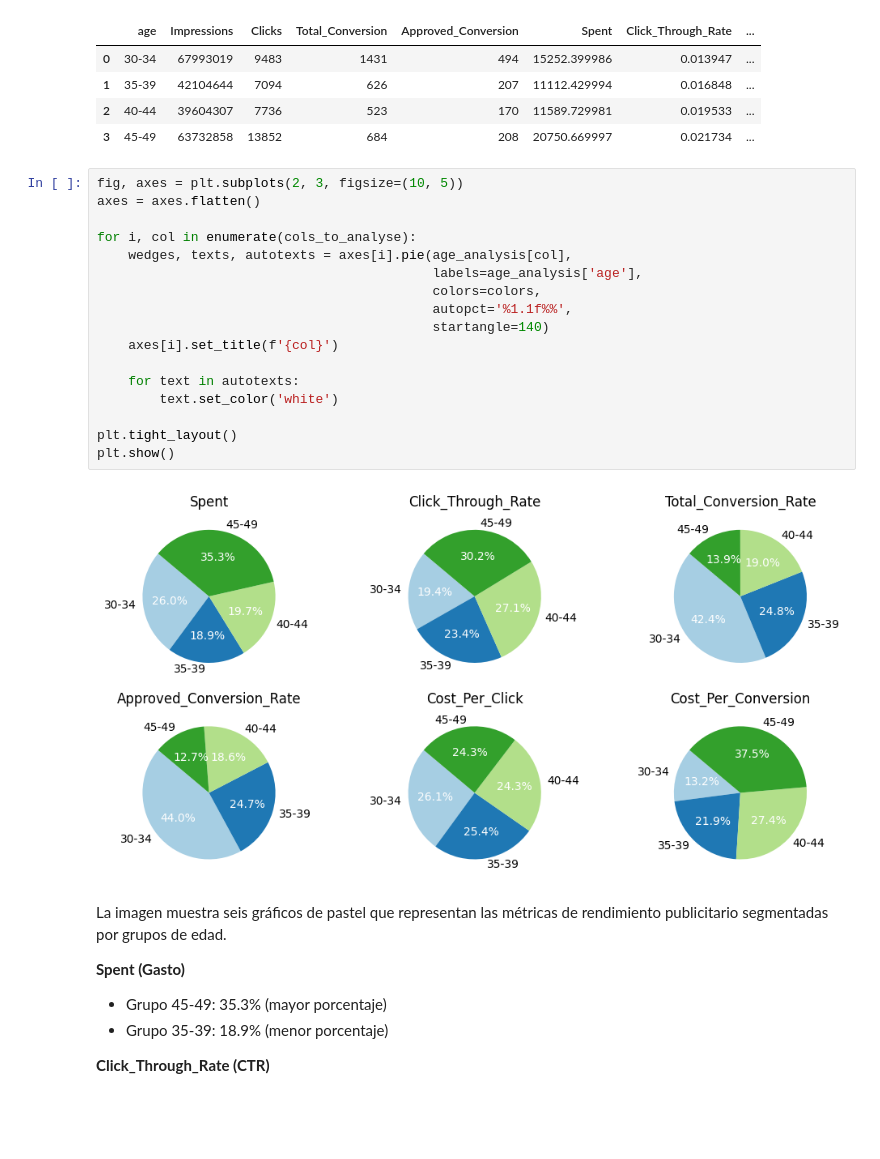
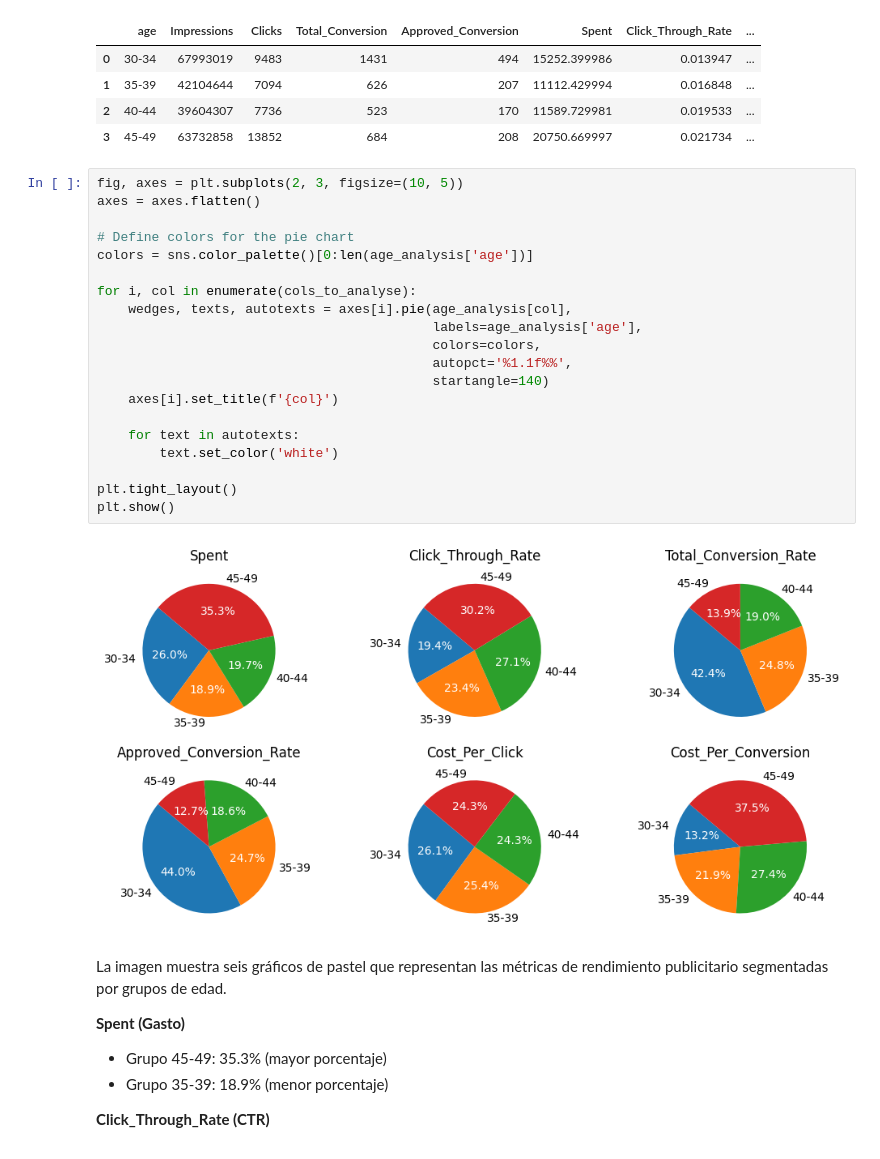
Before and after one commit to MungSirfalas/udla, a Jupyter notebook: diplomado_marketing_analytics/exploracion_de_datos/semana_1/repositorio_estadistica_descriptiva_y_visualizacion_datos.ipynb, the cells around one changed output. Saved outputs shown, nothing was run; the diff lists cells and outputs as text; blank space fills up the shorter version.

```diff
--- a/diplomado_marketing_analytics/exploracion_de_datos/semana_1/repositorio_estadistica_descriptiva_y_visualizacion_datos.ipynb
+++ b/diplomado_marketing_analytics/exploracion_de_datos/semana_1/repositorio_estadistica_descriptiva_y_visualizacion_datos.ipynb
@@ -473,22 +478,25 @@ age_analysis.head()
 # %%
 fig, axes = plt.subplots(2, 3, figsize=(10, 5))
 axes = axes.flatten()
+
+# Define colors for the pie chart
+colors = sns.color_palette()[0:len(age_analysis['age'])]
 
 for i, col in enumerate(cols_to_analyse):
     wedges, texts, autotexts = axes[i].pie(age_analysis[col],
                                            labels=age_analysis['age'],
                                            colors=colors,
                                            autopct='%1.1f%%',
                                            startangle=140)
     axes[i].set_title(f'{col}')
 
     for text in autotexts:
         text.set_color('white')
 
 plt.tight_layout()
 plt.show()
 # %% [output]
-[figure, old version]
+[figure, new version]
 # %% [markdown]
 La imagen muestra seis gráficos de pastel que representan las métricas de rendimiento publicitario segmentadas por grupos de edad.
 
```
Also changed, not shown: parts of 6 cells of this notebook.
